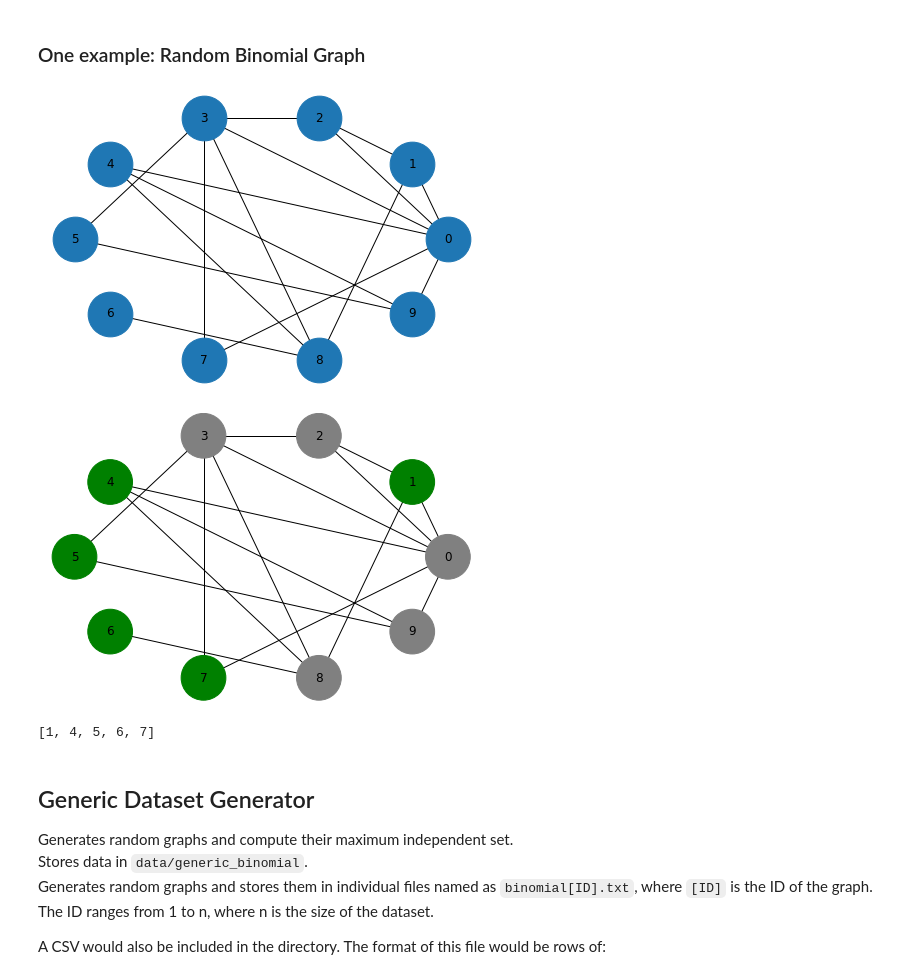
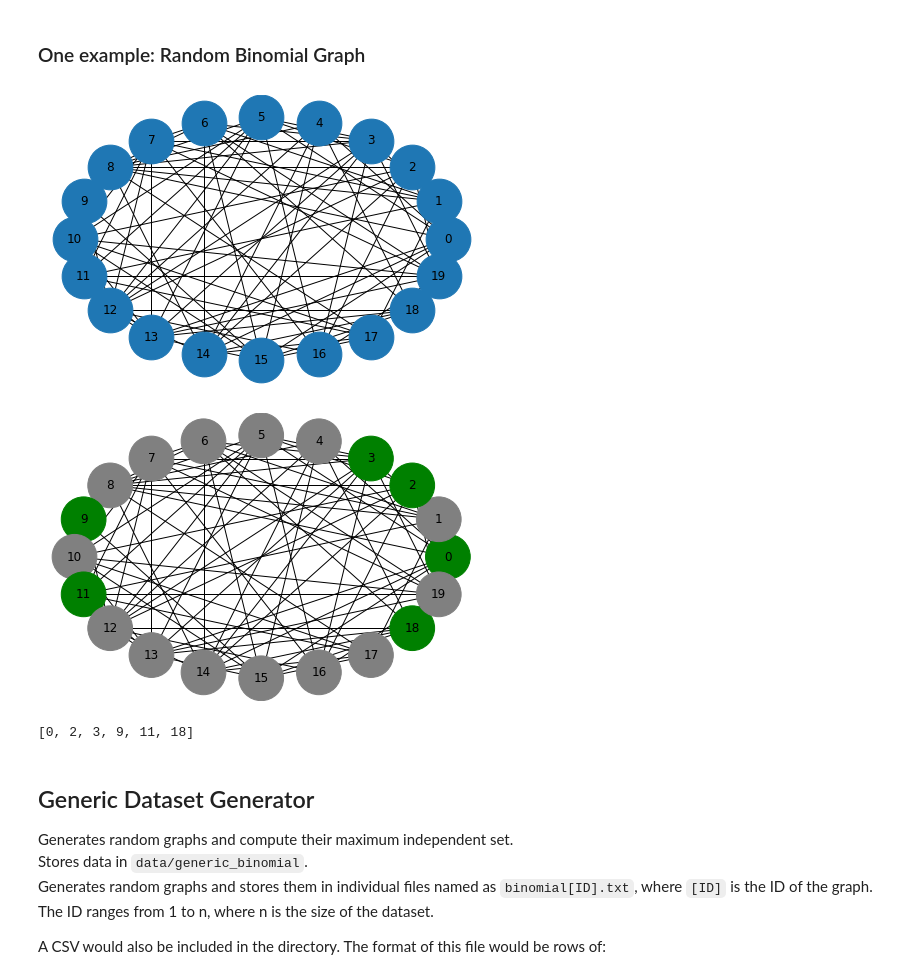
Before and after one commit to Zeyuzhao/DeepKidney, a Jupyter notebook: dataset_gen.ipynb, the cells around one changed output. Cells and saved outputs as stored; diff of their text form; code cells hidden in the pictures.

```diff
--- a/dataset_gen.ipynb
+++ b/dataset_gen.ipynb
@@ -78,23 +78,23 @@ def compute_max_ind_set(graph, display = False):
 # %%
 # Generate a random sparse graph and assign random weights to each vertex
 
 
-rand_graph = nx.fast_gnp_random_graph(10, 0.4, directed=False)
+rand_graph = nx.fast_gnp_random_graph(20, 0.4, directed=False)
 
 # for v in rand_graph.nodes():
 #     rand_graph.nodes[v]['weight'] = round(random.uniform(0, 1), 2)
 
 draw_reduced(rand_graph)
 # %% [output]
-[figure, old version]
+[figure, new version]
 # %%
 rand_output = compute_max_ind_set(rand_graph, display=True)
 # %% [output]
-[figure, old version]
+[figure, new version]
 # %%
 rand_output
 # %% [output]
-[1, 4, 5, 6, 7]
+[0, 2, 3, 9, 11, 18]
 # %% [markdown]
 ## Generic Dataset Generator
 
```
Also changed, not shown: parts of 5 cells of this notebook, 3 other files.
